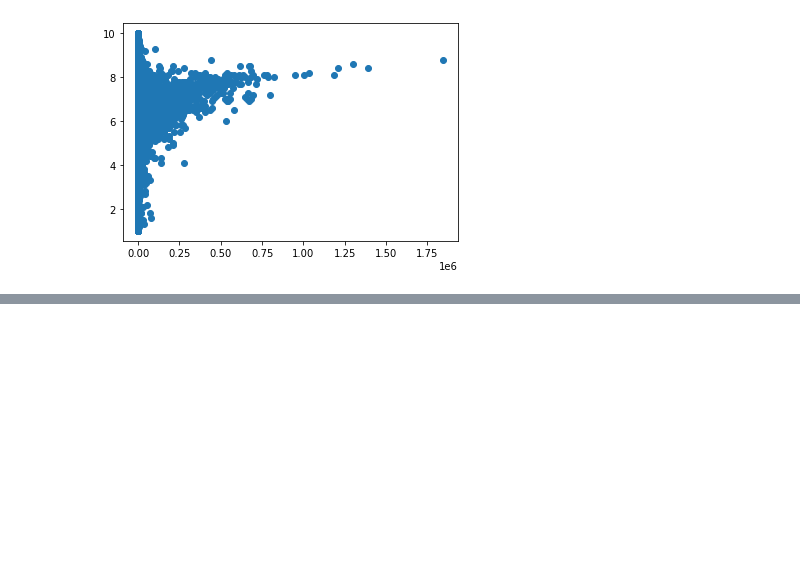
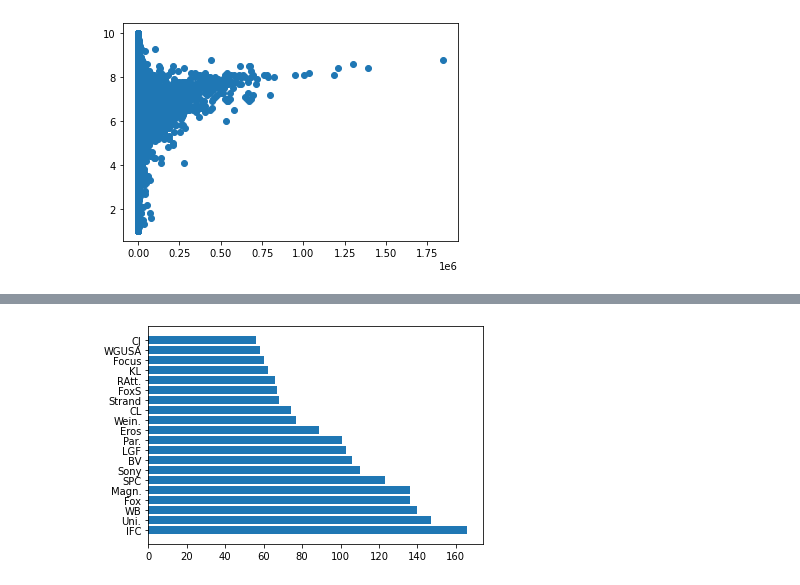
Before and after one commit to Meir-Alelov/Movie-Data-Analysis-and-Recs, a Jupyter notebook: Hanis-notebook.ipynb, the cells around one changed output, grey strips where cells are left out. Saved outputs shown, nothing was run; the diff lists cells and outputs as text; code cells hidden in the pictures; blank space fills up the shorter version.

```diff
--- a/Hanis-notebook.ipynb
+++ b/Hanis-notebook.ipynb
@@ -400,0 +730,2 @@ movie_basics_reviews_cleaned.sort_values(by=['numvotes'], ascending = False)
+# %%
+studio_counts = movie_gross_df['studio'].value_counts()[0:20]
@@ -400,0 +751,10 @@ movie_basics_reviews_cleaned.sort_values(by=['numvotes'], ascending = False)
+# %%
+#How many movies each studio make
+
+fig, ax = plt.subplots()
+
+ax.barh(list(studio_counts.index), list(studio_counts.values))
+
+plt.show()
+# %% [output]
+[figure, added]
```
Also changed, not shown: parts of 36 cells of this notebook.
